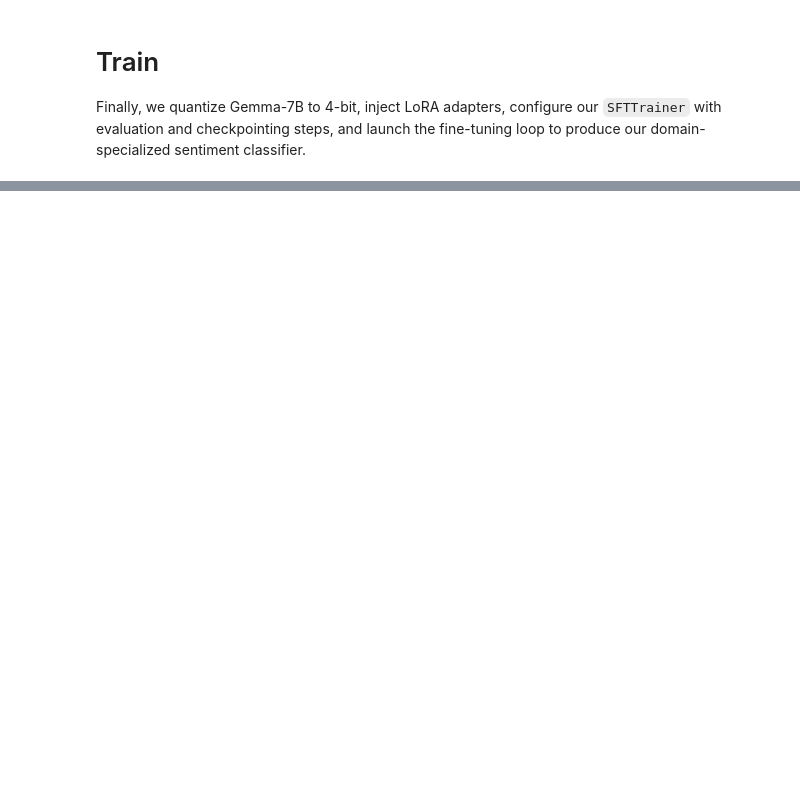
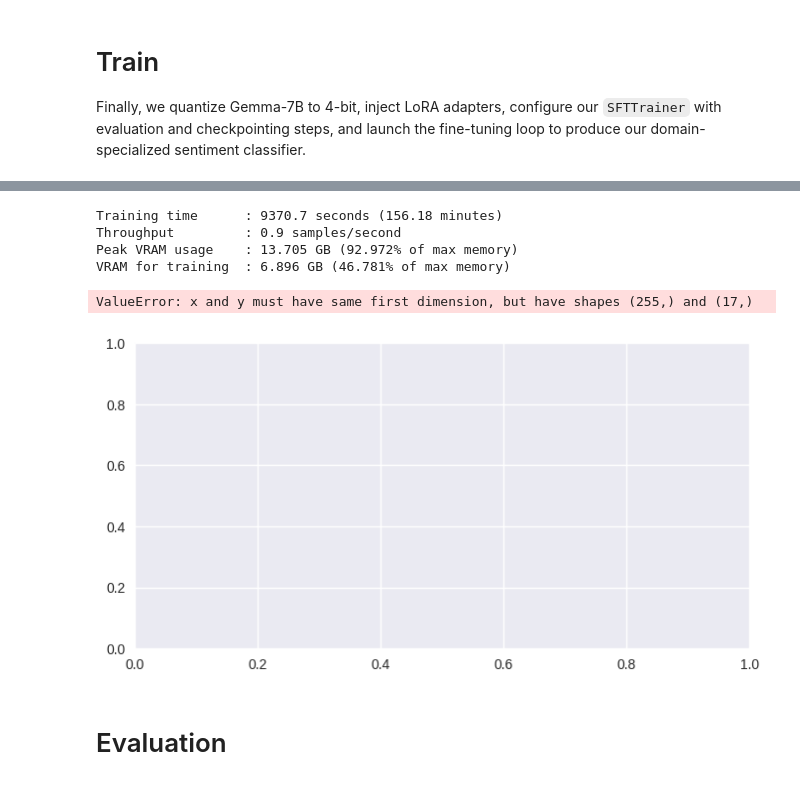
Before and after one commit to amanzoni1/Fine_Tuning, a Jupyter notebook: SFT_Gemma_7B_it.ipynb, the cells around one changed output, grey strips where cells are left out. Drawn from its saved outputs; the diff is of its cells as text; code cells hidden in the pictures; blank space fills up the shorter version.

Commit message:
training done

```diff
--- a/SFT_Gemma_7B_it.ipynb
+++ b/SFT_Gemma_7B_it.ipynb
@@ -559,13 +775,61 @@ trainer.train()
 # %%
 # Final memory and time stats
-used_memory = round(torch.cuda.max_memory_reserved() / 1024 / 1024 / 1024, 3)
-used_memory_for_lora = round(used_memory - start_gpu_memory, 3)
-used_percentage = round(used_memory / max_memory * 100, 3)
-lora_percentage = round(used_memory_for_lora / max_memory * 100, 3)
+last_log = trainer.state.log_history[-1]
 
-print(f"{trainer.metrics['train_runtime']} seconds used for training.")
-print(f"{round(trainer.metrics['train_runtime']/60, 2)} minutes used for training.")
-print(f"Peak reserved memory = {used_memory} GB.")
-print(f"Peak reserved memory for training = {used_memory_for_lora} GB.")
-print(f"Peak reserved memory % of max memory = {used_percentage} %.")
-print(f"Peak reserved memory for training % of max memory = {lora_percentage} %.")
+# Extract runtime info
+train_seconds      = last_log["train_runtime"]
+samples_per_second = last_log.get("train_samples_per_second", None)
+
+# Recompute GPU memory stats
+max_memory      = round(gpu.total_memory   / 1024**3, 3)            # in GiB
+used_memory     = round(torch.cuda.max_memory_reserved() / 1024**3, 3)
+used_for_lora   = round(used_memory - start_gpu_memory, 3)
+used_pct        = round(used_memory / max_memory * 100, 3)
+lora_pct        = round(used_for_lora / max_memory * 100, 3)
+
+# Print summary
+print(f"Training time      : {train_seconds:.1f} seconds ({train_seconds/60:.2f} minutes)")
+if samples_per_second:
+    print(f"Throughput         : {samples_per_second:.1f} samples/second")
+print(f"Peak VRAM usage    : {used_memory} GB ({used_pct}% of max memory)")
+print(f"VRAM for training  : {used_for_lora} GB ({lora_pct}% of max memory)")
+# %% [output]
+Training time      : 9370.7 seconds (156.18 minutes)
+Throughput         : 0.9 samples/second
+Peak VRAM usage    : 13.705 GB (92.972% of max memory)
+VRAM for training  : 6.896 GB (46.781% of max memory)
+# %%
+train_loss = [
+    18.797700, 7.765100, 4.618200, 3.100400, 2.119800, 1.947700,
+    1.495800, 1.999700, 1.441300, 1.333000, 1.304100, 1.280200,
+    1.260200, 1.254800, 1.246900, 1.239100, 1.233900
+]
+
+val_loss = [
+    11.749869, 4.715692, 2.812437, 2.060707, 5.105648, 1.948157,
+    1.437721, 1.400464, 1.366624, 1.346715, 1.334905, 1.325033,
+    1.317770, 1.320647, 1.312669, 1.309278, 1.307707
+]
+# %%
+steps = len(train_loss) * 15
+min_val_loss = min(val_loss)
+best_step = val_loss.index(min_val_loss) + 1
+
+# Plotting the losses
+plt.figure(figsize=(8, 4))
+plt.plot(range(1, steps + 1), train_loss, label='Training Loss')
+plt.plot(range(1, steps + 1), val_loss, label='Validation Loss')
+plt.plot(best_step, min_val_loss, 'go', markersize=10, label='Best Model')
+plt.axvline(x=best_step, color='g', linestyle='--', label=f'Best Epoch: {best_epoch}')
+
+# Labels, legend, and grid
+plt.xlabel('Epoch')
+plt.ylabel('Loss')
+plt.legend()
+plt.grid(True)
+plt.show()
+# %% [output]
+ValueError: x and y must have same first dimension, but have shapes (255,) and (17,)
+[figure, added]
+# %% [markdown]
+# Evaluation
```
Also changed, not shown: parts of 32 cells of this notebook.
